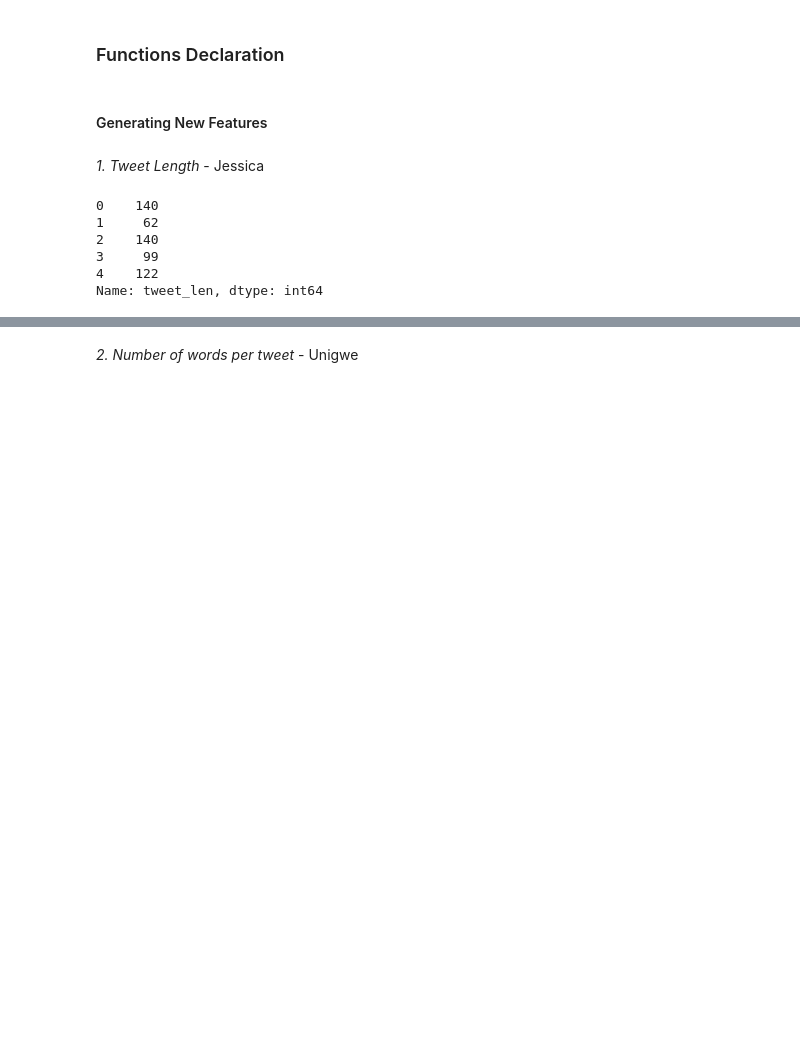
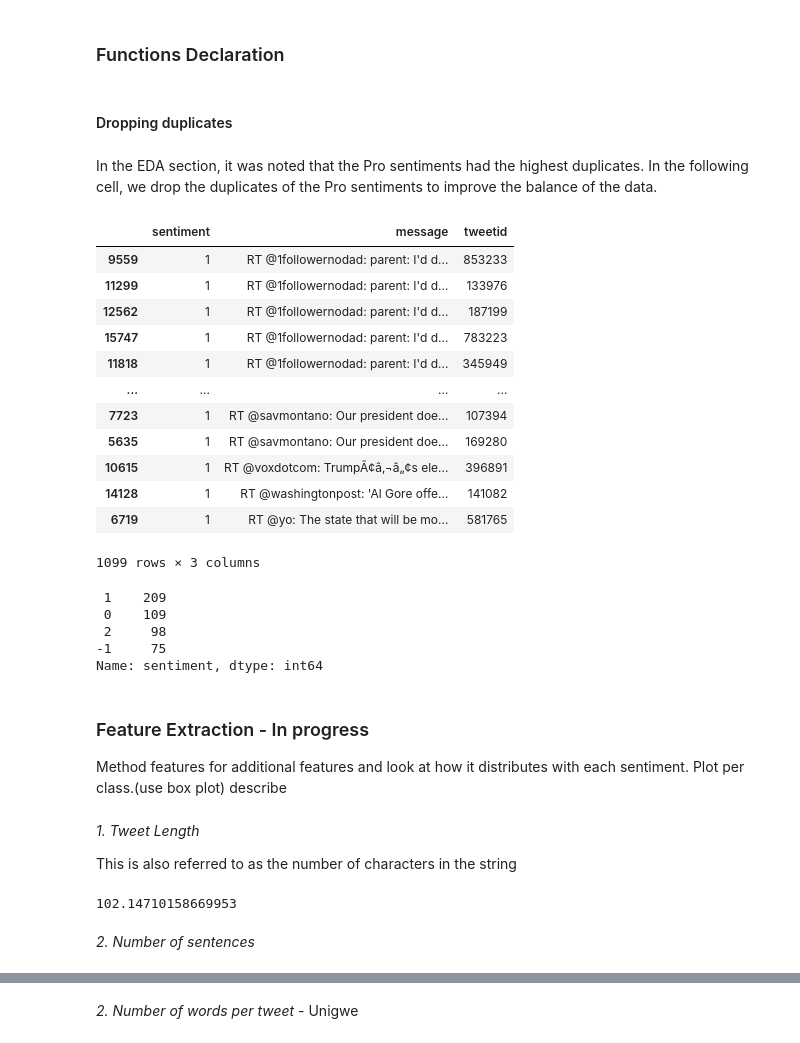
Before and after one commit to JessWN/2110ACDS_T13, a Jupyter notebook: 2110ACDS_T13.ipynb, the cells around one changed output, grey strips where cells are left out. Saved outputs shown, nothing was run; the diff lists cells and outputs as text; code cells hidden in the pictures; blank space fills up the shorter version.

```diff
--- a/2110ACDS_T13.ipynb
+++ b/2110ACDS_T13.ipynb
@@ -501,16 +528,52 @@ tfidf_vectorizer = TfidfVectorizer()
 hashing_vectorizer = HashingVectorizer(n_features = 4000)
 count_vectorizer = CountVectorizer()
-# %% [markdown]
-#### Generating New Features
-# %% [markdown]
-_1. Tweet Length_ - Jessica
+# %% [markdown]
+#### Dropping duplicates
+# %% [markdown]
+In the EDA section, it was noted that the Pro sentiments had the highest duplicates. In the following cell, we drop the duplicates of the Pro sentiments to improve the balance of the data.
+# %%
+train_df_allduplicate = train_df[(train_df['sentiment'] == 1 )& (train_df.duplicated(['message']))]
+train_df_noduplicate = train_df_allduplicate.drop_duplicates('message', keep = 'first')
+train_df_discduplicate = train_df_allduplicate.drop(index = train_df_noduplicate.index)
+train_df = train_df.drop(index = train_df_discduplicate.index)
+train_df_discduplicate.sort_values('message')
+# %% [output]
+|  | sentiment | message | tweetid |
+| 9559 | 1 | RT @1followernodad: parent: I'd d... | 853233 |
+| 11299 | 1 | RT @1followernodad: parent: I'd d... | 133976 |
+| 12562 | 1 | RT @1followernodad: parent: I'd d... | 187199 |
+| 15747 | 1 | RT @1followernodad: parent: I'd d... | 783223 |
+| 11818 | 1 | RT @1followernodad: parent: I'd d... | 345949 |
+| ... | ... | ... | ... |
+| 7723 | 1 | RT @savmontano: Our president doe... | 107394 |
+| 5635 | 1 | RT @savmontano: Our president doe... | 169280 |
+| 10615 | 1 | RT @voxdotcom: TrumpÃ¢â‚¬â„¢s ele... | 396891 |
+| 14128 | 1 | RT @washingtonpost: 'Al Gore offe... | 141082 |
+| 6719 | 1 | RT @yo: The state that will be mo... | 581765 |
+1099 rows × 3 columns
+# %%
+dupli = train_df[train_df.duplicated(['message'])]
+dupli['sentiment'].value_counts()
+#dupli[dupli['sentiment'] == 1].sort_values(by = 'message')
+#dupli[dupli['message'].str.contains('RT @AJEnglish')].sort_values(by = 'message')
+# %% [output]
+ 1    209
+ 0    109
+ 2     98
+-1     75
+Name: sentiment, dtype: int64
+# %% [markdown]
+### Feature Extraction - In progress
+
+Method features for additional features and look at how it distributes with each sentiment. Plot per class.(use box plot) describe
+# %% [markdown]
+_1. Tweet Length_
+
+This is also referred to as the number of characters in the string
 # %%
 train_df['tweet_len'] = train_df['message'].astype(str).apply(len)
-train_df['tweet_len'].head()
+train_df['tweet_len'].mean()
 # %% [output]
-0    140
-1     62
-2    140
-3     99
-4    122
-Name: tweet_len, dtype: int64
+102.14710158669953
+# %% [markdown]
+_2. Number of sentences_
```
Also changed, not shown: parts of 91 cells of this notebook.
